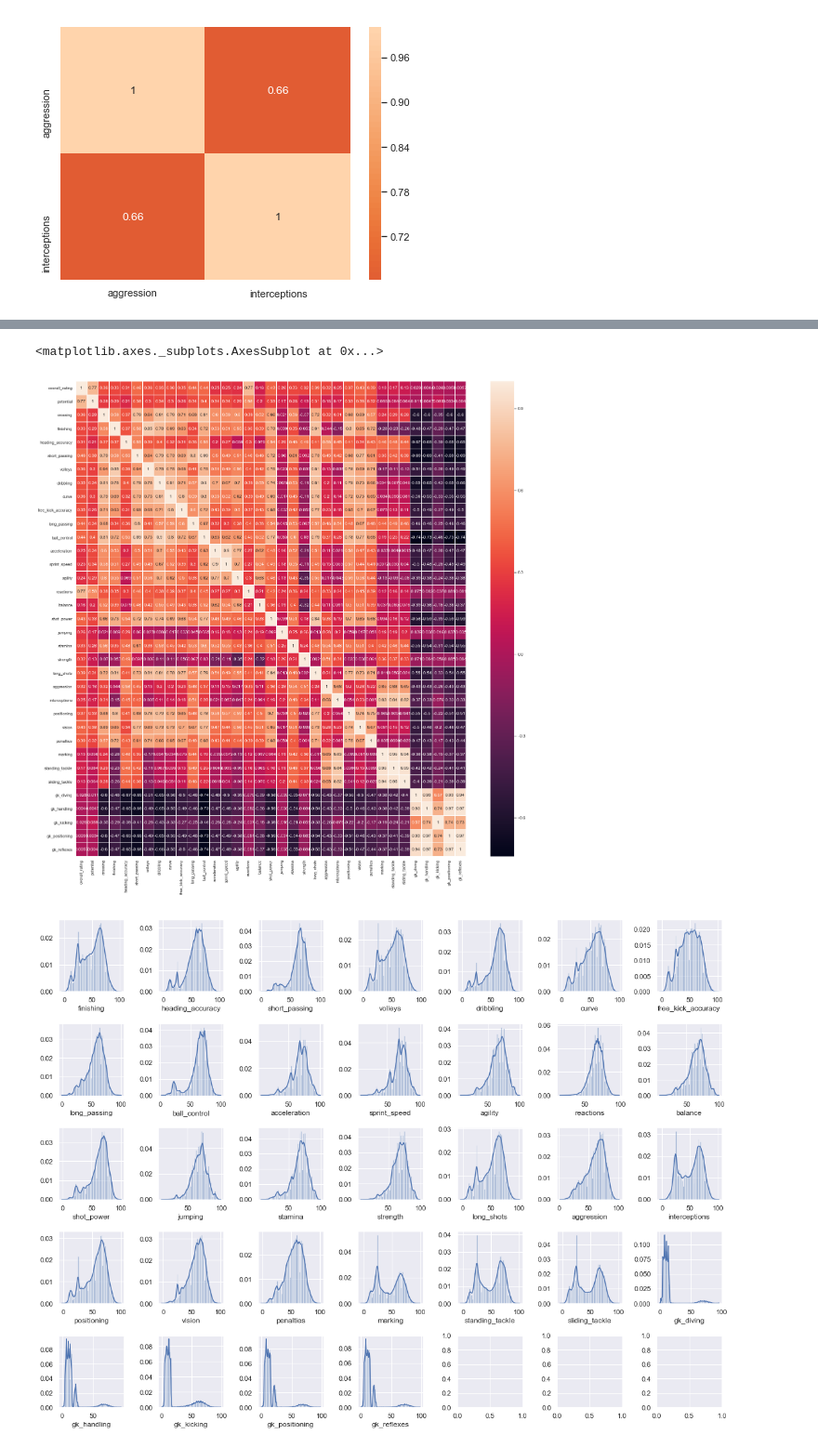
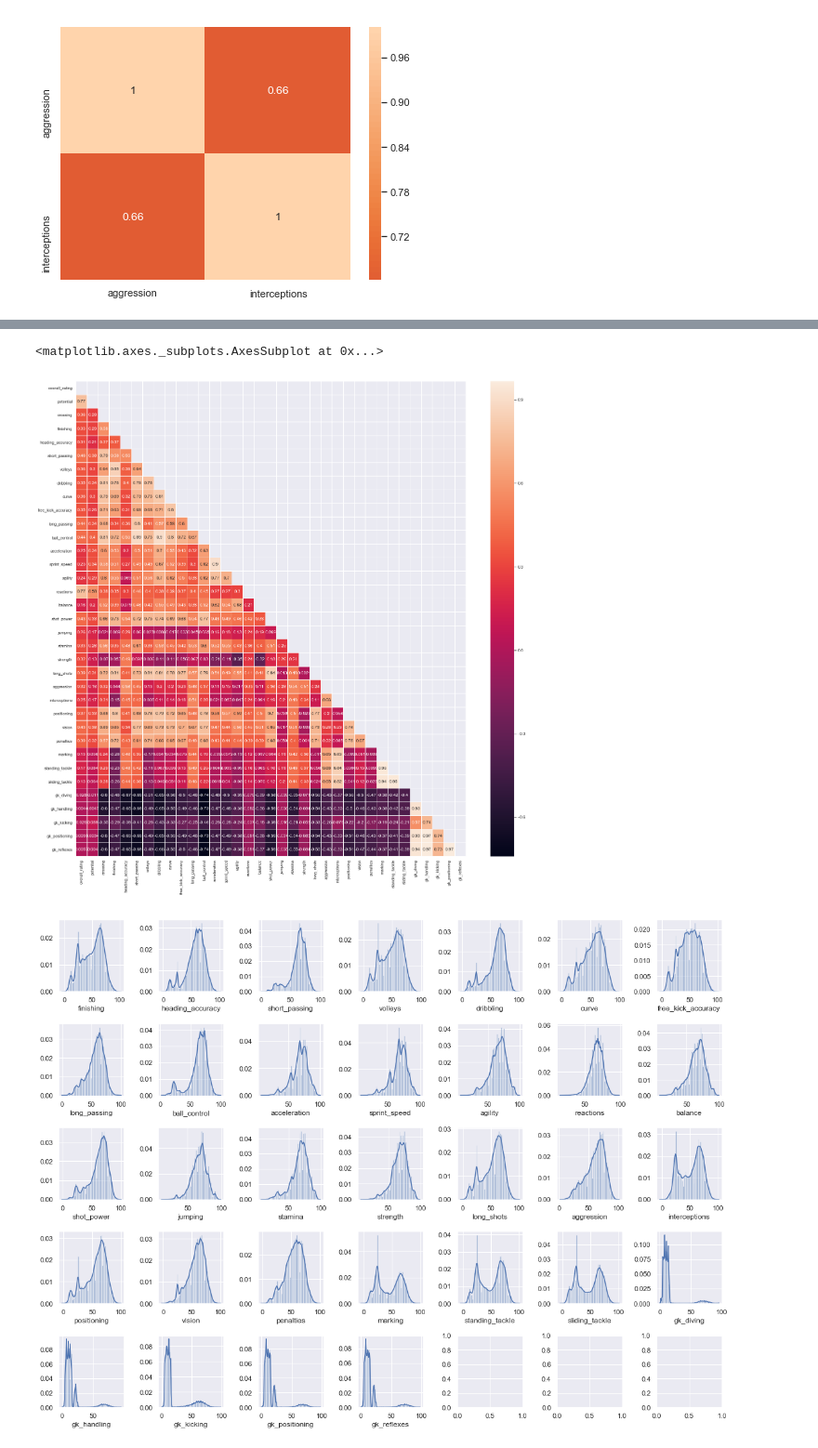
Before and after one commit to harrisonhardin/Project03, a Jupyter notebook: Harrison_Scratch.ipynb, the cells around one changed output, grey strips where cells are left out. Shown at 93% size. Drawn from its saved outputs; the diff is of its cells as text; code cells hidden in the pictures.

```diff
--- a/Harrison_Scratch.ipynb
+++ b/Harrison_Scratch.ipynb
@@ -121,0 +668,15 @@ df1[['aggression', 'interceptions']].head()
+# %%
+draw_df = df.loc[:,'B365D':'VCD':3].drop(df.index[0:df.shape[0]])
+draw_df['Index_'] = df.loc[:,'B365D':'VCD':3].columns
+draw_df = draw_df.set_index('Index_')
+None
+
+away_win_df = df.loc[:,'B365A':'VCA':3].drop(df.index[0:df.shape[0]])
+away_win_df['Index_'] = df.loc[:,'B365A':'VCA':3].columns
+away_win_df = away_win_df.set_index('Index_')
+None
+
+home_win_df = df.loc[:,'B365H':'VCH':3].drop(df.index[0:df.shape[0]])
+home_win_df['Index_'] = df.loc[:,'B365H':'VCH':3].columns
+home_win_df = home_win_df.set_index('Index_')
+None
@@ -121,0 +804,2 @@ df1[['aggression', 'interceptions']].head()
+# %%
+df1b = df1b[['finishing', 'shot_power', 'free_kick_accuracy']].dropna()
@@ -364,3 +1268,6 @@ sns.heatmap(wins.corr(), annot=True, center=0);
 sns.heatmap(offense.corr(), annot=True, center=0);
 # %% [output]
 [figure]
+# %%
+corr2 = df1b.select_dtypes(include =['float64','int64']).\
+loc[:,df1b.select_dtypes(include =['float64','int64']).columns[3:]].corr()
@@ -367,13 +1283,18 @@ sns.heatmap(offense.corr(), annot=True, center=0);
+# %%
+#Deletes repetive values to improve heatmap visualization
+for i in range(corr2.shape[0]):
+    for j in range(corr2.shape[1]):
+        if j>=i:
+            corr2.iloc[i,j] = None
 # %%
 #all player attributes
-corr2 = df1.select_dtypes(include =['float64','int64']).\
-loc[:,df1.select_dtypes(include =['float64','int64']).columns[3:]].corr()
+
 fig2,ax2 = plt.subplots(nrows = 1,ncols = 1)
 fig2.set_size_inches(w=24,h=24)
 sns.heatmap(corr2,annot = True,linewidths=0.5,ax = ax2)
 # %% [output]
 <matplotlib.axes._subplots.AxesSubplot at 0x...>
-[figure, old version]
+[figure, new version]
 # %%
 fig6, ax6 = plt.subplots(nrows=5,ncols=7)
 fig6.set_size_inches(16,12)
```
Also changed, not shown: parts of 150 cells of this notebook.
